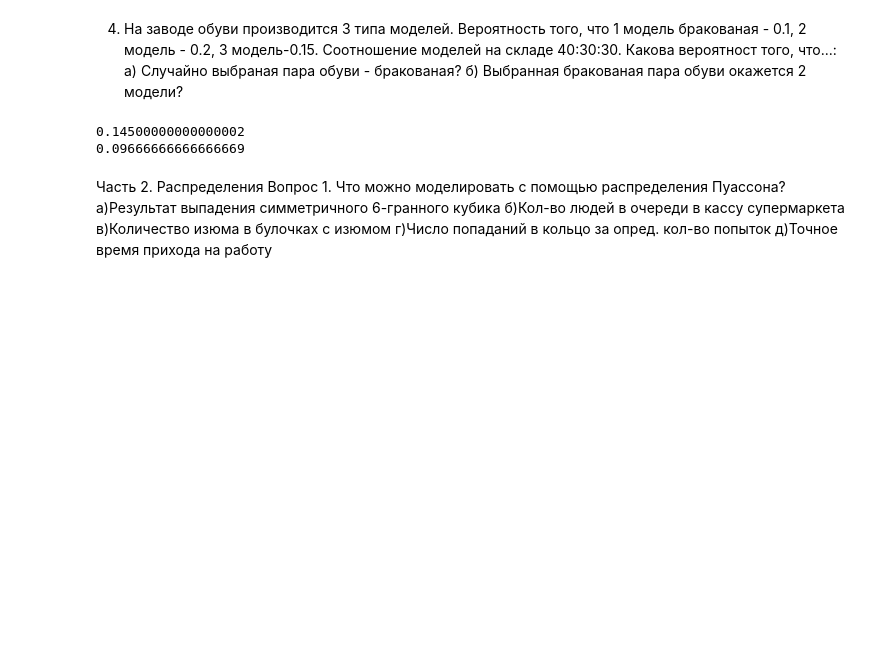
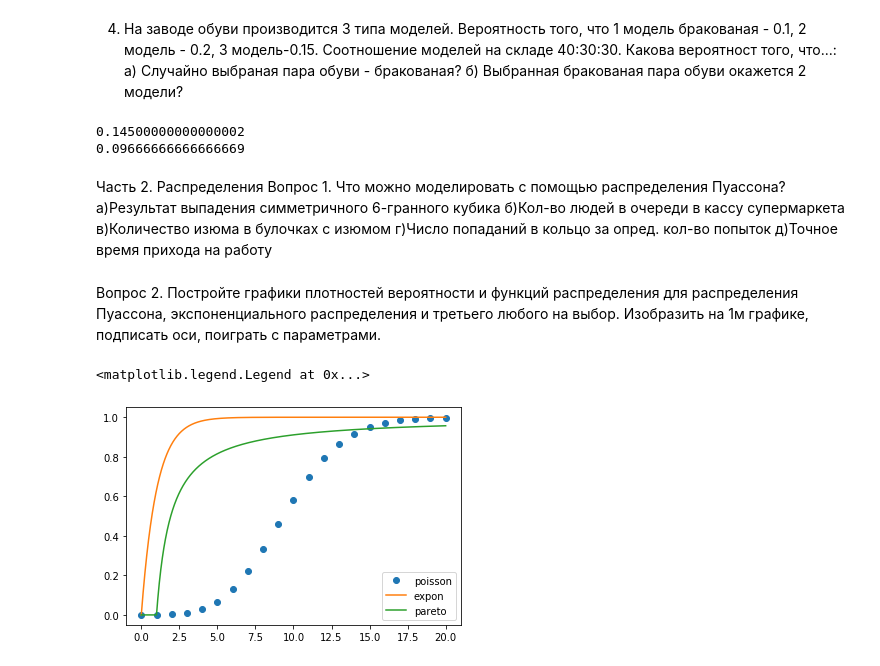
Before and after one commit to res1stor/learning1, a Jupyter notebook: homework9s.ipynb, the cells around one changed output. Cells and saved outputs as stored; diff of their text form; code cells hidden in the pictures; blank space fills up the shorter version.

```diff
--- a/homework9s.ipynb
+++ b/homework9s.ipynb
@@ -83,0 +82,23 @@ print(0.2*(0.4*0.1+0.2*0.3+0.15*0.3)/0.3)
+# %% [markdown]
+Вопрос 2. Постройте графики плотностей вероятности и функций распределения для распределения Пуассона, экспоненциального распределения и третьего любого на выбор. Изобразить на 1м графике, подписать оси, поиграть с параметрами.
+# %%
+import scipy.stats as sts
+import matplotlib.pyplot as plt
+import numpy as np
+%matplotlib inline
+mu = 10
+poisson = sts.poisson(mu=mu)
+expon = sts.expon()
+pareto = sts.pareto(1.05)
+x = np.linspace(0, 20, 1000)
+x_int = np.linspace(0,20,21)
+poisson_cdf = poisson.cdf(x_int)
+epxon_cdf = expon.cdf(x)
+pareto_cdf = pareto.cdf(x)
+plt.plot(x_int, poisson_cdf, 'o')
+plt.plot(x, epxon_cdf)
+plt.plot(x,pareto_cdf)
+plt.legend(['poisson', 'expon', 'pareto'])
+# %% [output]
+<matplotlib.legend.Legend at 0x...>
+[figure, added]
```
Also changed, not shown: parts of 2 cells of this notebook, 1 other file.
